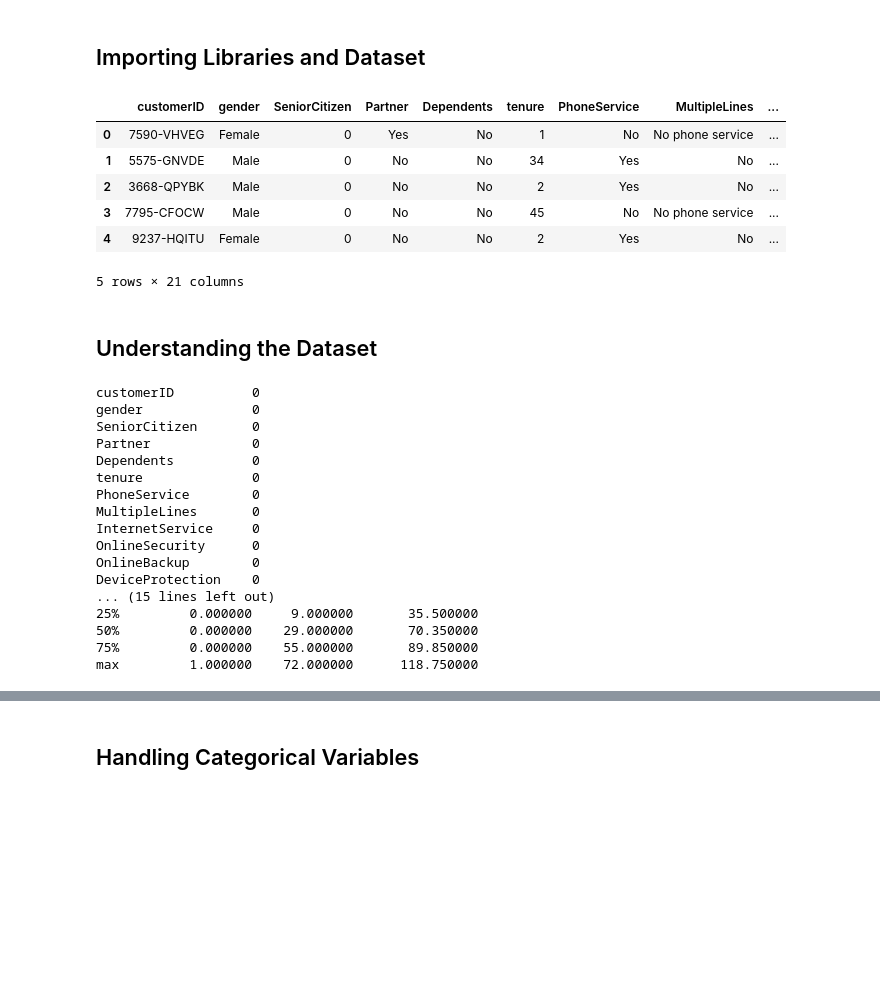
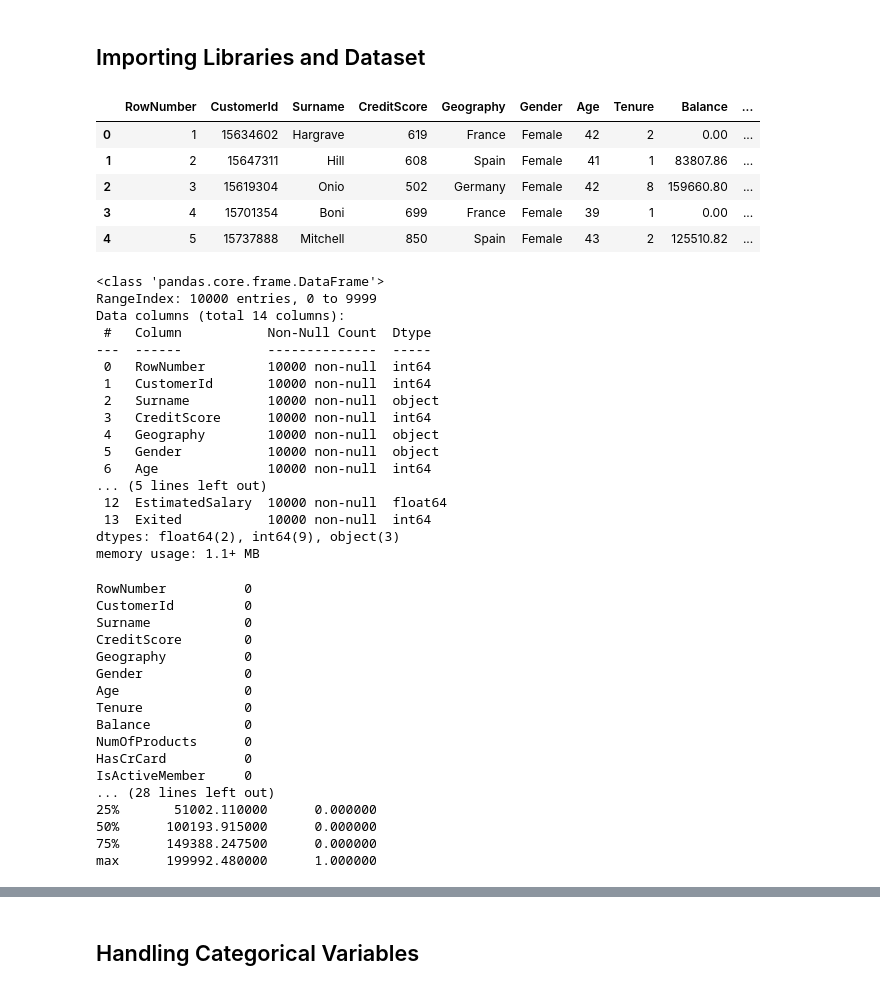
Before and after one commit to Sadikshya211/customer-churn-prediction, a Jupyter notebook: DsProject.ipynb, the cells around one changed output, grey strips where cells are left out. Drawn from its saved outputs; the diff is of its cells as text; code cells hidden in the pictures; blank space fills up the shorter version.

```diff
--- a/DsProject.ipynb
+++ b/DsProject.ipynb
@@ -5,37 +14,51 @@
 # %%
-import numpy as np
-import pandas as pd
-
-dataset = pd.read_csv("C:/Users/sadik/Downloads/Telco-Customer-Churn.csv")
-dataset.head()
+df = pd.read_csv("C:/Users/sadik/Downloads/Churn_Modelling.csv")
+df.head()
 # %% [output]
-|  | customerID | gender | SeniorCitizen | Partner | Dependents | tenure | PhoneService | MultipleLines | ... |
-| 0 | 7590-VHVEG | Female | 0 | Yes | No | 1 | No | No phone service | ... |
-| 1 | 5575-GNVDE | Male | 0 | No | No | 34 | Yes | No | ... |
-| 2 | 3668-QPYBK | Male | 0 | No | No | 2 | Yes | No | ... |
-| 3 | 7795-CFOCW | Male | 0 | No | No | 45 | No | No phone service | ... |
-| 4 | 9237-HQITU | Female | 0 | No | No | 2 | Yes | No | ... |
+|  | RowNumber | CustomerId | Surname | CreditScore | Geography | Gender | Age | Tenure | Balance | ... |
+| 0 | 1 | 15634602 | Hargrave | 619 | France | Female | 42 | 2 | 0.00 | ... |
+| 1 | 2 | 15647311 | Hill | 608 | Spain | Female | 41 | 1 | 83807.86 | ... |
+| 2 | 3 | 15619304 | Onio | 502 | Germany | Female | 42 | 8 | 159660.80 | ... |
+| 3 | 4 | 15701354 | Boni | 699 | France | Female | 39 | 1 | 0.00 | ... |
+| 4 | 5 | 15737888 | Mitchell | 850 | Spain | Female | 43 | 2 | 125510.82 | ... |
-5 rows × 21 columns
-# %% [markdown]
-## Understanding the Dataset
+# %%
+df.info()
+# %% [output]
+<class 'pandas.core.frame.DataFrame'>
+RangeIndex: 10000 entries, 0 to 9999
+Data columns (total 14 columns):
+ #   Column           Non-Null Count  Dtype
+---  ------           --------------  -----
+ 0   RowNumber        10000 non-null  int64
+ 1   CustomerId       10000 non-null  int64
+ 2   Surname          10000 non-null  object
+ 3   CreditScore      10000 non-null  int64
+ 4   Geography        10000 non-null  object
+ 5   Gender           10000 non-null  object
+ 6   Age              10000 non-null  int64
+... (5 lines left out)
+ 12  EstimatedSalary  10000 non-null  float64
+ 13  Exited           10000 non-null  int64
+dtypes: float64(2), int64(9), object(3)
+memory usage: 1.1+ MB
 # %%
-print(dataset.isnull().sum())
-print(dataset.describe())
+print(df.isnull().sum())
+print(df.describe())
 # %% [output]
-customerID          0
-gender              0
-SeniorCitizen       0
-Partner             0
-Dependents          0
-tenure              0
-PhoneService        0
-MultipleLines       0
-InternetService     0
-OnlineSecurity      0
-OnlineBackup        0
-DeviceProtection    0
-... (15 lines left out)
-25%         0.000000     9.000000       35.500000
-50%         0.000000    29.000000       70.350000
-75%         0.000000    55.000000       89.850000
-max         1.000000    72.000000      118.750000
+RowNumber          0
+CustomerId         0
+Surname            0
+CreditScore        0
+Geography          0
+Gender             0
+Age                0
+Tenure             0
+Balance            0
+NumOfProducts      0
+HasCrCard          0
+IsActiveMember     0
+... (28 lines left out)
+25%       51002.110000      0.000000
+50%      100193.915000      0.000000
+75%      149388.247500      0.000000
+max      199992.480000      1.000000
```
Also changed, not shown: parts of 17 cells of this notebook.
